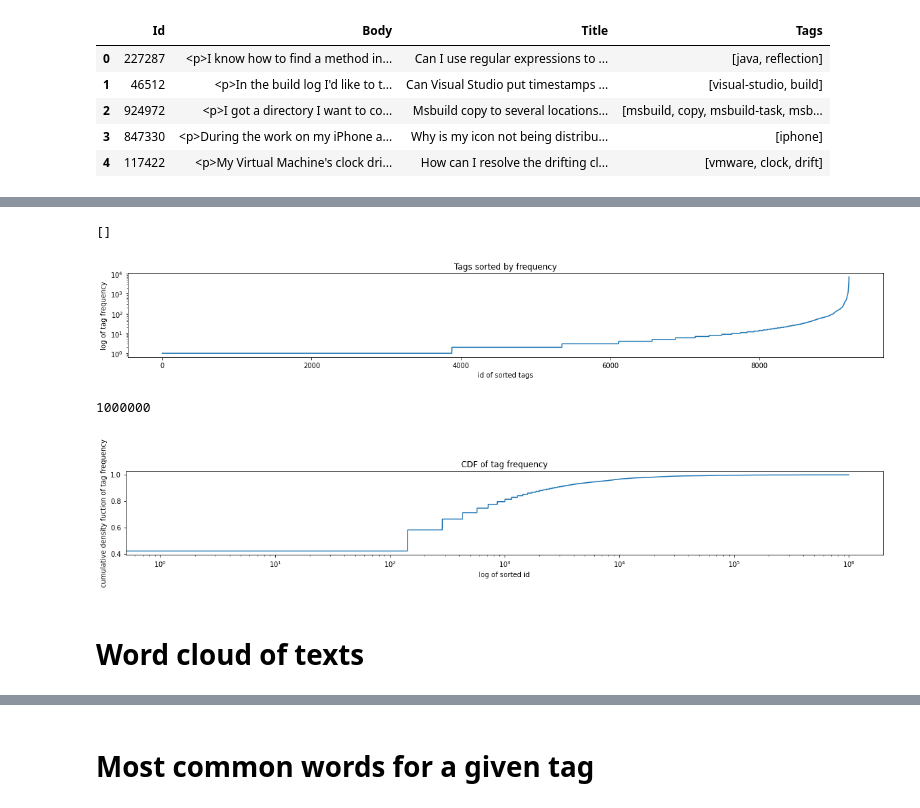
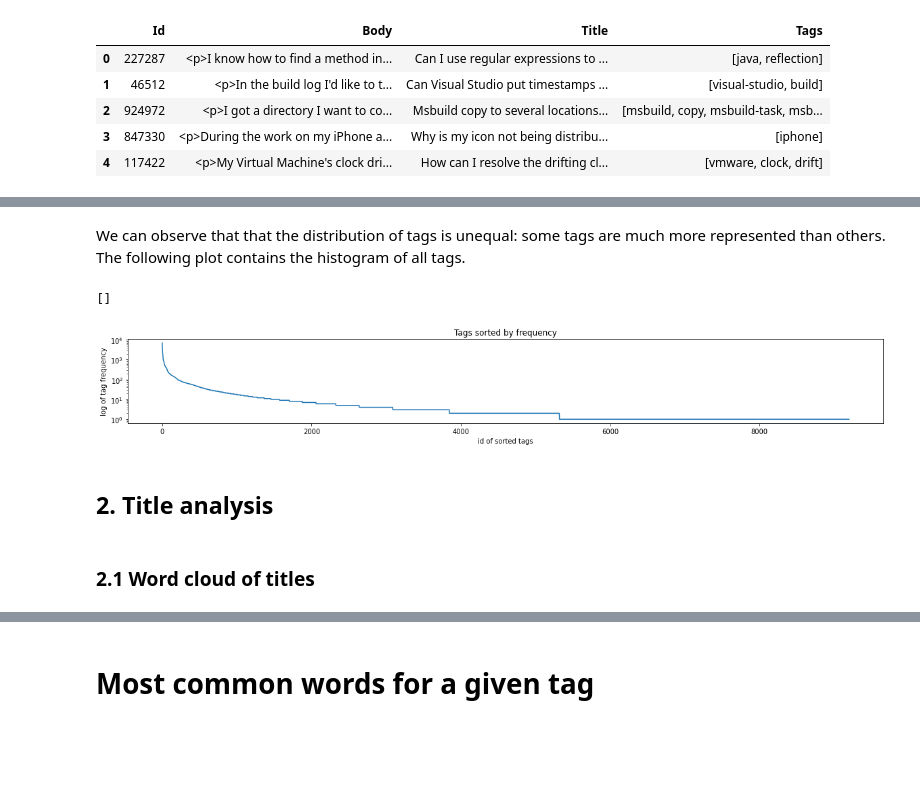
Before and after one commit to fudmhz/TP5-Stackoverflow, a Jupyter notebook: TP5_exploratory_analysis.ipynb, the cells around one changed output, grey strips where cells are left out. Cells and saved outputs as stored; diff of their text form; code cells hidden in the pictures; blank space fills up the shorter version.

```diff
--- a/TP5_exploratory_analysis.ipynb
+++ b/TP5_exploratory_analysis.ipynb
@@ -78,4 +90,4 @@ for tag_list in tag_array:
     else:
       tag_dict[tag] = 1
 # %%
-sliced_tag_dict = dict(sorted(tag_dict.items(), key=lambda item: item[1])[-n_bins:])
+tag_dict = dict(sorted(tag_dict.items(), key=lambda item: item[1], reverse = True))
@@ -90,14 +116,14 @@ plt.show()
+# %% [markdown]
+We can observe that that the distribution of tags is unequal: some tags are much more represented than others. The following plot contains the histogram of all tags.
 # %%
-x_dist = [int(val) for val in tag_dict.values()]
-x_dist.sort()
 fig = plt.figure(figsize = (20, 5))
 ax = fig.add_subplot(2, 1, 1)
-ax.plot(range(len(x_dist)), x_dist)
+ax.plot(range(len(tag_dict)), list(tag_dict.values()))
 ax.set_yscale('log')
 ax.set_title('Tags sorted by frequency')
 ax.set_xlabel('id of sorted tags')
 ax.set_ylabel('log of tag frequency')
 plt.plot()
 # %% [output]
 []
-[figure, old version]
+[figure, new version]
@@ -114,20 +130,7 @@ cdf = np.cumsum(pdf)
-# %%
-len(cdf)
-# %% [output]
-1000000
-# %%
-fig = plt.figure(figsize = (20, 5))
-ax = fig.add_subplot(2, 1, 1)
-ax.plot(range(len(cdf)), cdf)
-ax.set_xscale('log')
-ax.set_title('CDF of tag frequency')
-ax.set_xlabel('log of sorted id')
-ax.set_ylabel('cumulative density fuction of tag frequency')
-plt.show()
-# %% [output]
-[figure, removed]
+# %% [markdown]
+## 2. Title analysis
 # %% [markdown]
-# Word cloud of texts
+### 2.1 Word cloud of titles
 # %%
 # Python program to generate WordCloud
 
```
Also changed, not shown: parts of 34 cells of this notebook.
